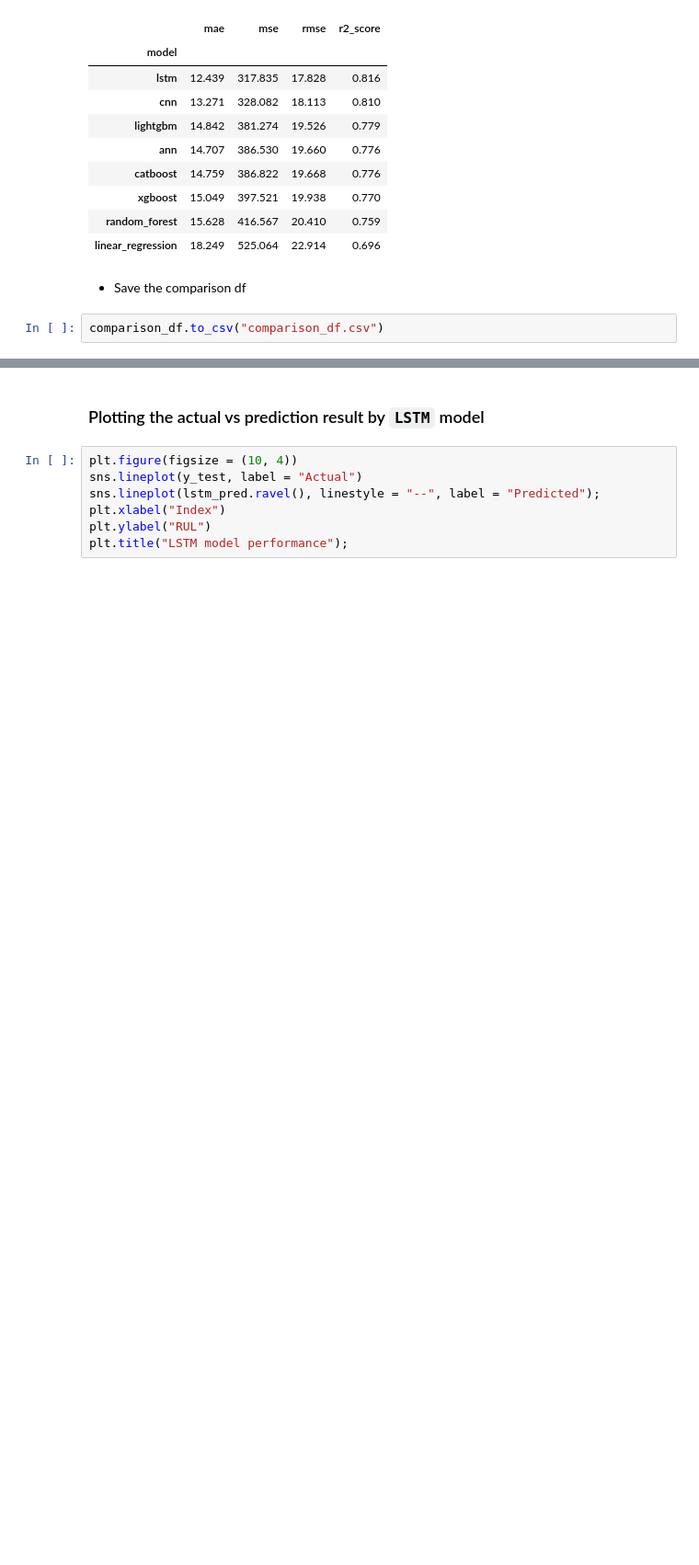
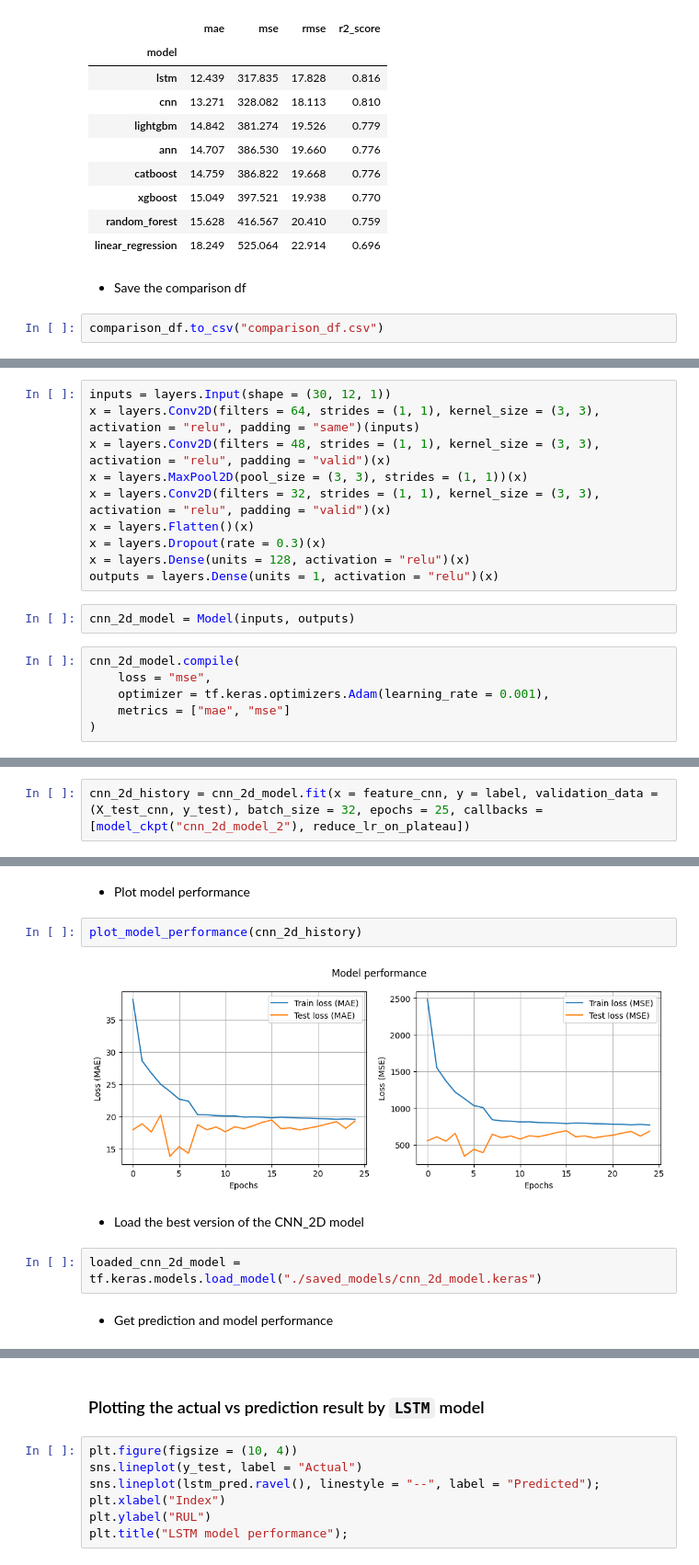
Before and after one commit to Mainakcris7/RUL_CMAPSS, a Jupyter notebook: rul_prediction.ipynb, the cells around one changed output, grey strips where cells are left out. Shown at 92% size. Drawn from its saved outputs; the diff is of its cells as text; blank space fills up the shorter version.

```diff
--- a/rul_prediction.ipynb
+++ b/rul_prediction.ipynb
@@ -964,0 +976,18 @@ comparison_df.to_csv("comparison_df.csv")
+# %%
+inputs = layers.Input(shape = (30, 12, 1))
+x = layers.Conv2D(filters = 64, strides = (1, 1), kernel_size = (3, 3), activation = "relu", padding = "same")(inputs)
+x = layers.Conv2D(filters = 48, strides = (1, 1), kernel_size = (3, 3), activation = "relu", padding = "valid")(x)
+x = layers.MaxPool2D(pool_size = (3, 3), strides = (1, 1))(x)
+x = layers.Conv2D(filters = 32, strides = (1, 1), kernel_size = (3, 3), activation = "relu", padding = "valid")(x)
+x = layers.Flatten()(x)
+x = layers.Dropout(rate = 0.3)(x)
+x = layers.Dense(units = 128, activation = "relu")(x)
+outputs = layers.Dense(units = 1, activation = "relu")(x)
+# %%
+cnn_2d_model = Model(inputs, outputs)
+# %%
+cnn_2d_model.compile(
+    loss = "mse",
+    optimizer = tf.keras.optimizers.Adam(learning_rate = 0.001),
+    metrics = ["mae", "mse"]
+)
@@ -964,0 +1014,2 @@ comparison_df.to_csv("comparison_df.csv")
+# %%
+cnn_2d_history = cnn_2d_model.fit(x = feature_cnn, y = label, validation_data = (X_test_cnn, y_test), batch_size = 32, epochs = 25, callbacks = [model_ckpt("cnn_2d_model_2"), reduce_lr_on_plateau])
@@ -964,0 +1034,12 @@ comparison_df.to_csv("comparison_df.csv")
+# %% [markdown]
+- Plot model performance
+# %%
+plot_model_performance(cnn_2d_history)
+# %% [output]
+[figure, added]
+# %% [markdown]
+- Load the best version of the CNN_2D model
+# %%
+loaded_cnn_2d_model = tf.keras.models.load_model("./saved_models/cnn_2d_model.keras")
+# %% [markdown]
+- Get prediction and model performance
```
Also changed, not shown: parts of 11 cells of this notebook, 2 other files.
